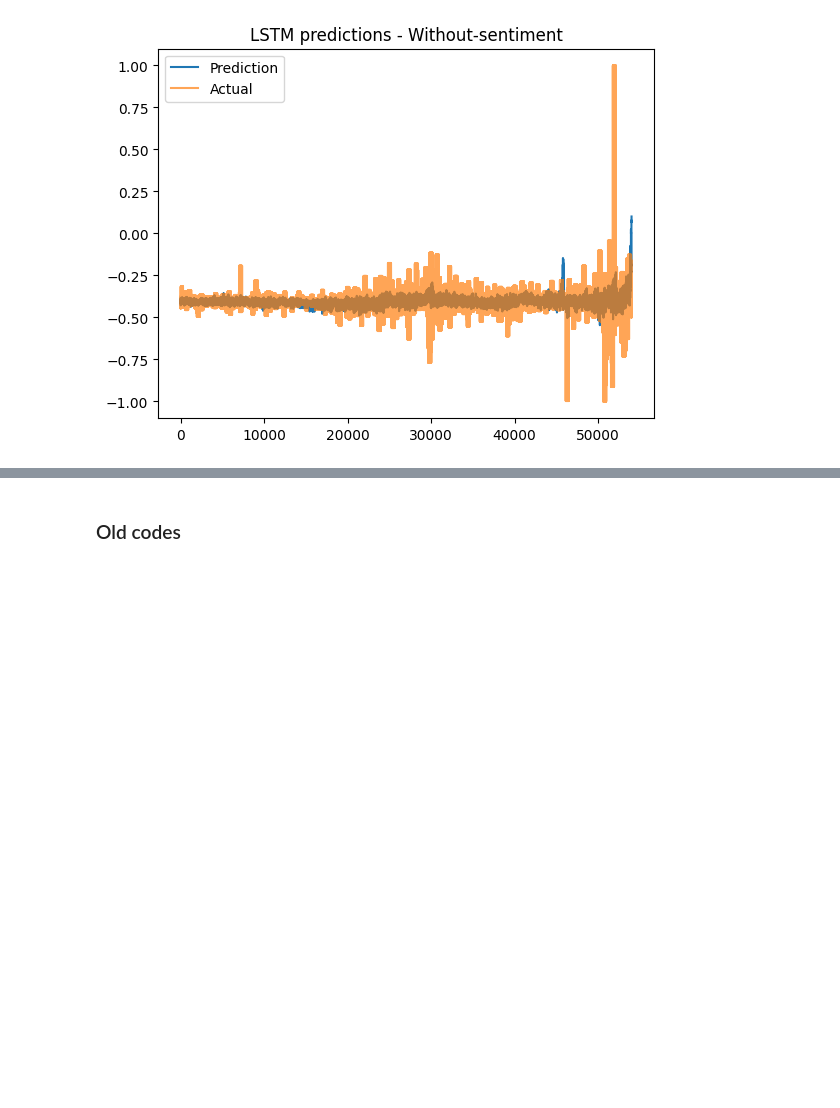
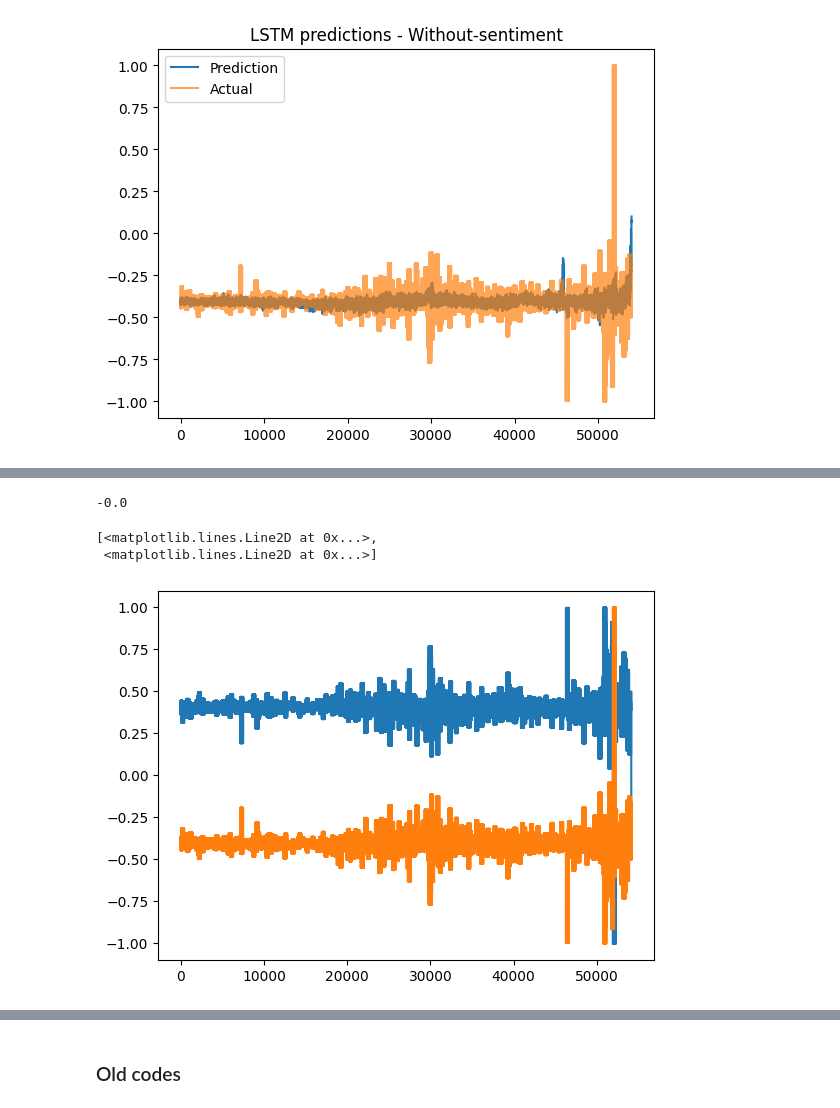
Before and after one commit to gregiberri/llm_financial_sentiment_analysis, a Jupyter notebook: notebooks/7_stock_prediction.ipynb, the cells around one changed output, grey strips where cells are left out. Drawn from its saved outputs; the diff is of its cells as text; code cells hidden in the pictures; blank space fills up the shorter version.

```diff
--- a/notebooks/7_stock_prediction.ipynb
+++ b/notebooks/7_stock_prediction.ipynb
@@ -753,0 +768,12 @@ MSE: 0.21470534801483154
+# %%
+
+X = []
+y = []
+for i in range(seq_length, y_scaled.shape[0]):
+    X.append(X_scaled[i - seq_length:i, :])
+    y.append(y_scaled[i][0])
+X = np.array(X)
+y = np.array(y)
+
+X_train, X_test, y_train, y_test = train_test_split(X, y, test_size=TEST_SIZE, shuffle=False)
+TEST_SET_START = list(df_full.index)[len(X_train) + seq_length] #df
@@ -783,2 +817,16 @@ def backtest(predictions, test_start_date):
+# %%
+purge = 5
+embargo = 5
+seq_length = 20
+
+time_backtest = []
+time_backtest = np.array(time_backtest)
+time_backtest = time_backtest.astype("datetime64", copy=False)
+
+train_window = 200
+for i in range(train_window, len(df_full) - seq_length):
+    test_seq = df_full[i + embargo:i + embargo + seq_length]
+    test_time = test_seq.index.values
+    time_backtest = np.append(time_backtest, test_time.flatten())
 # %%
 # get the backtest returns and plot them
@@ -854,0 +956,13 @@ evaluated_and_plot(df_res_2a, "Pred_lstm")
+# %%
+np.prod(0.1 + df_pred["Strat_ret"])
+# print(np.amax(1+ df_pred['Strat_ret'], axis=0))
+
+# plt.hist(df_pred['Strat_ret'])
+# %% [output]
+-0.0
+# %%
+plt.plot(df_pred[['Strat_ret', 'Ret']])
+# %% [output]
+[<matplotlib.lines.Line2D at 0x...>,
+ <matplotlib.lines.Line2D at 0x...>]
+[figure, added]
```
Also changed, not shown: parts of 20 cells of this notebook, 1 other file.
